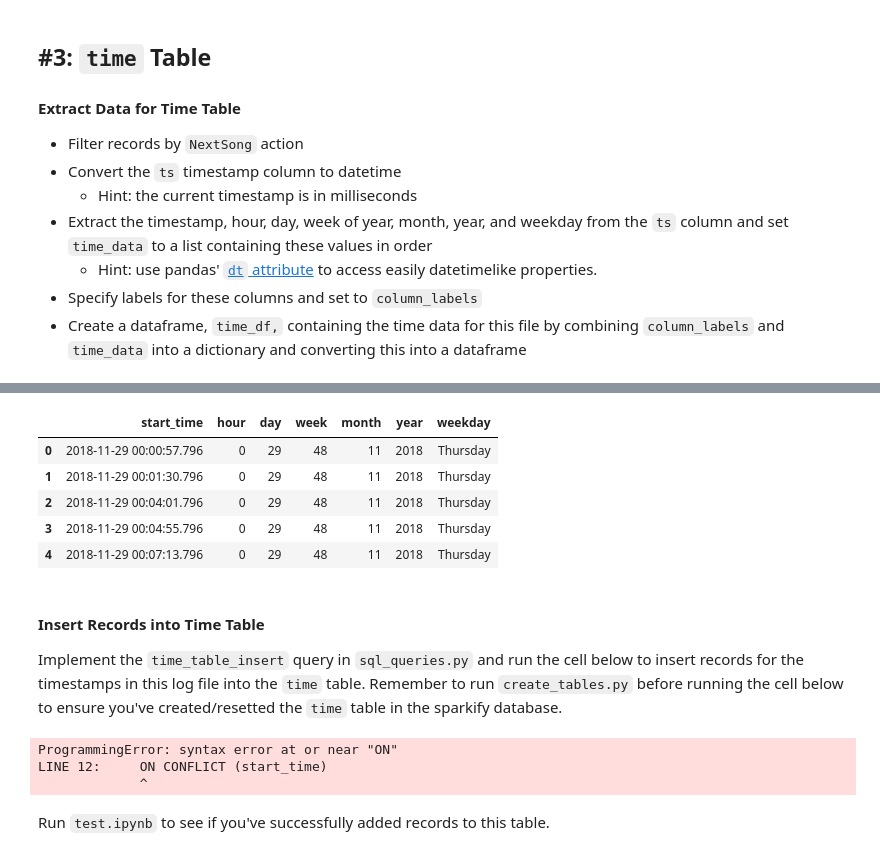
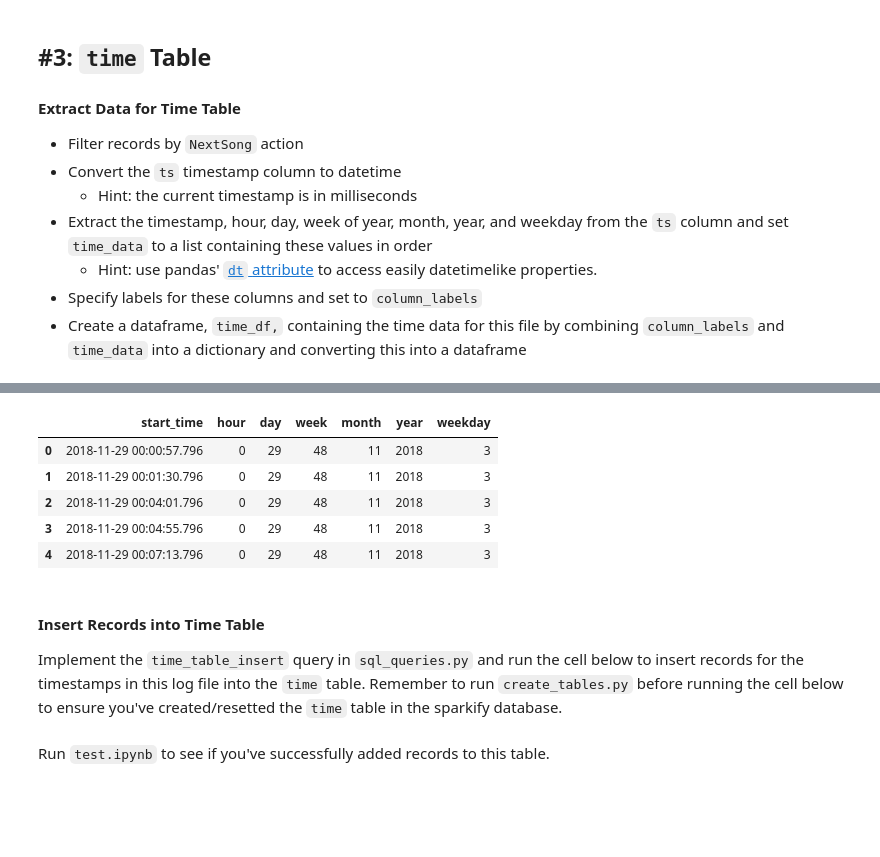
Before and after one commit to annadutkiewicz/Data_Engineering_Nanodegree, a Jupyter notebook: Data_Modeling/Data_Modeling_with_PostgreSQL/etl.ipynb, the cells around one changed output, grey strips where cells are left out. Cells and saved outputs as stored; diff of their text form; code cells hidden in the pictures; blank space fills up the shorter version.

```diff
--- a/Data_Modeling/Data_Modeling_with_PostgreSQL/etl.ipynb
+++ b/Data_Modeling/Data_Modeling_with_PostgreSQL/etl.ipynb
@@ -157,22 +182,28 @@ time_data[0]
-# %%
-# Create a dataframe, time_df, containing the time data for this file by combining column_labels and time_data into a dictionary and converting this into a dataframe
-time_df = pd.DataFrame.from_records(time_data, columns=column_labels)
-time_df.head()
-# %% [output]
-|  | start_time | hour | day | week | month | year | weekday |
-| 0 | 2018-11-29 00:00:57.796 | 0 | 29 | 48 | 11 | 2018 | Thursday |
-| 1 | 2018-11-29 00:01:30.796 | 0 | 29 | 48 | 11 | 2018 | Thursday |
-| 2 | 2018-11-29 00:04:01.796 | 0 | 29 | 48 | 11 | 2018 | Thursday |
-| 3 | 2018-11-29 00:04:55.796 | 0 | 29 | 48 | 11 | 2018 | Thursday |
-| 4 | 2018-11-29 00:07:13.796 | 0 | 29 | 48 | 11 | 2018 | Thursday |
+# %%
+# Parsing the ts column as datetime into an Series object from panda, then creating the DataFrame
+tf = pd.DataFrame({
+    'start_time': pd.to_datetime(df['ts'], unit='ms')
+})
+
+# Creating new columns
+
+tf['hour'] = tf['start_time'].dt.hour
+tf['day'] = tf['start_time'].dt.day
+tf['week'] = tf['start_time'].dt.week
+tf['month'] = tf['start_time'].dt.month
+tf['year'] = tf['start_time'].dt.year
+tf['weekday'] = tf['start_time'].dt.weekday
+
+tf = tf.drop_duplicates()
+
+tf.head()
+# %% [output]
+|  | start_time | hour | day | week | month | year | weekday |
+| 0 | 2018-11-29 00:00:57.796 | 0 | 29 | 48 | 11 | 2018 | 3 |
+| 1 | 2018-11-29 00:01:30.796 | 0 | 29 | 48 | 11 | 2018 | 3 |
+| 2 | 2018-11-29 00:04:01.796 | 0 | 29 | 48 | 11 | 2018 | 3 |
+| 3 | 2018-11-29 00:04:55.796 | 0 | 29 | 48 | 11 | 2018 | 3 |
+| 4 | 2018-11-29 00:07:13.796 | 0 | 29 | 48 | 11 | 2018 | 3 |
 # %% [markdown]
 #### Insert Records into Time Table
 Implement the `time_table_insert` query in `sql_queries.py` and run the cell below to insert records for the timestamps in this log file into the `time` table. Remember to run `create_tables.py` before running the cell below to ensure you've created/resetted the `time` table in the sparkify database.
-# %%
-for i, row in time_df.iterrows():
-    cur.execute(time_table_insert, list(row))
-    conn.commit()
-# %% [output]
-ProgrammingError: syntax error at or near "ON"
-LINE 12:     ON CONFLICT (start_time)
-             ^
```
Also changed, not shown: parts of 31 cells of this notebook, 3 other files.
